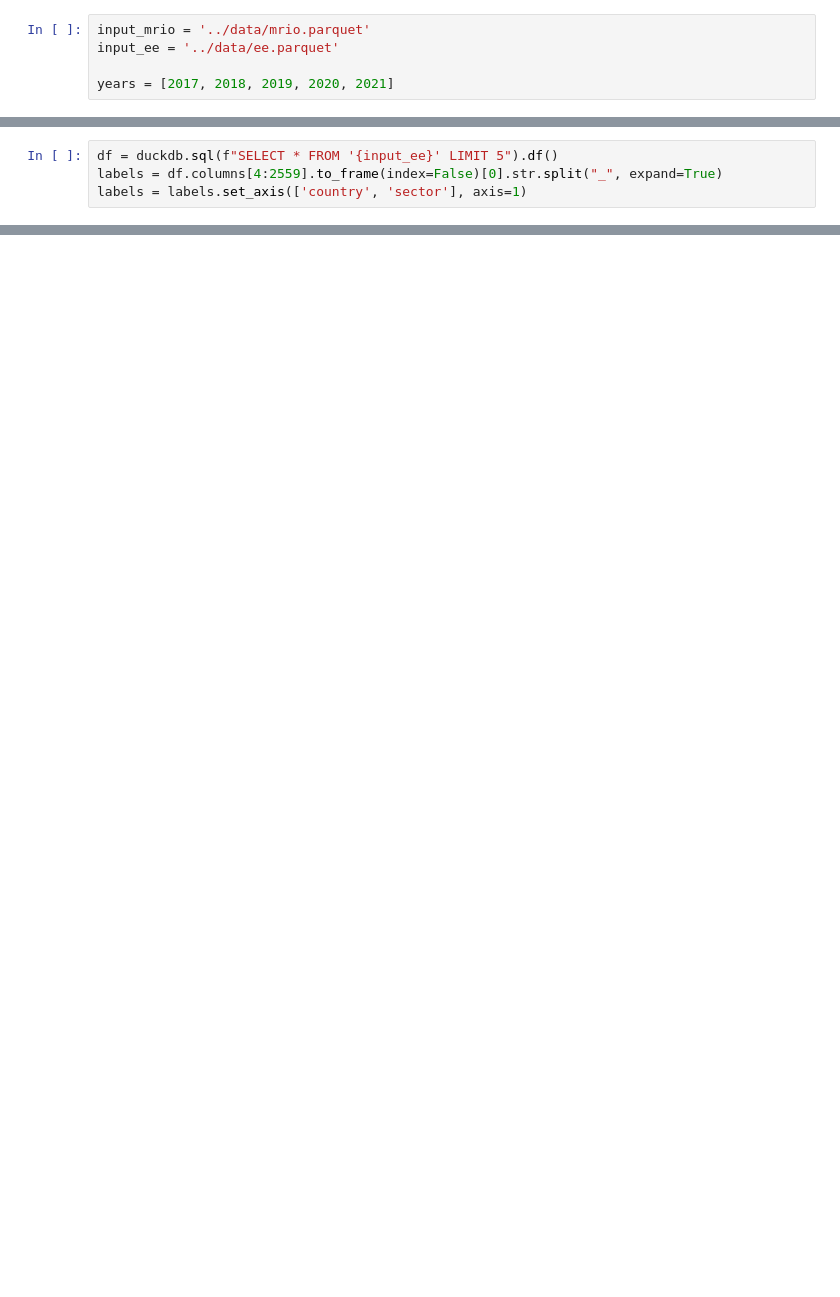
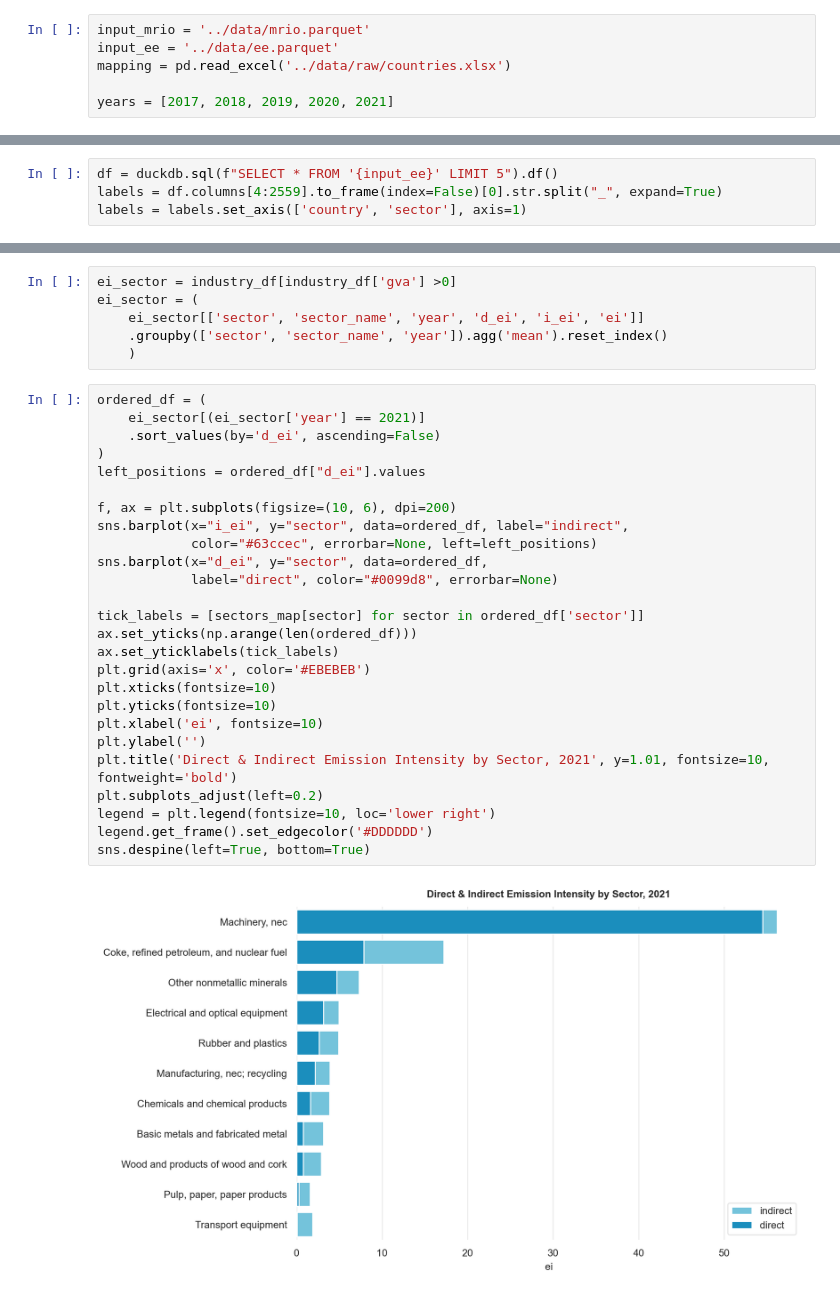
Before and after one commit to janinepdevera/eemrio, a Jupyter notebook: codes/industry.ipynb, the cells around one changed output, grey strips where cells are left out. Drawn from its saved outputs; the diff is of its cells as text; blank space fills up the shorter version.

```diff
--- a/codes/industry.ipynb
+++ b/codes/industry.ipynb
@@ -8,6 +10,7 @@ from src import mrio
 # %%
 input_mrio = '../data/mrio.parquet'
 input_ee = '../data/ee.parquet'
+mapping = pd.read_excel('../data/raw/countries.xlsx')
 
 years = [2017, 2018, 2019, 2020, 2021]
 # %% [markdown]
@@ -117,0 +237,34 @@ sns.despine(left=True, bottom=True)
+# %%
+ei_sector = industry_df[industry_df['gva'] >0]
+ei_sector = (
+    ei_sector[['sector', 'sector_name', 'year', 'd_ei', 'i_ei', 'ei']]
+    .groupby(['sector', 'sector_name', 'year']).agg('mean').reset_index()
+    )
+# %%
+ordered_df = (
+    ei_sector[(ei_sector['year'] == 2021)]
+    .sort_values(by='d_ei', ascending=False)
+)
+left_positions = ordered_df["d_ei"].values
+
+f, ax = plt.subplots(figsize=(10, 6), dpi=200)
+sns.barplot(x="i_ei", y="sector", data=ordered_df, label="indirect",
+            color="#63ccec", errorbar=None, left=left_positions)
+sns.barplot(x="d_ei", y="sector", data=ordered_df,
+            label="direct", color="#0099d8", errorbar=None)
+
+tick_labels = [sectors_map[sector] for sector in ordered_df['sector']]
+ax.set_yticks(np.arange(len(ordered_df)))
+ax.set_yticklabels(tick_labels)
+plt.grid(axis='x', color='#EBEBEB')
+plt.xticks(fontsize=10)
+plt.yticks(fontsize=10)
+plt.xlabel('ei', fontsize=10)
+plt.ylabel('')
+plt.title('Direct & Indirect Emission Intensity by Sector, 2021', y=1.01, fontsize=10, fontweight='bold')
+plt.subplots_adjust(left=0.2)
+legend = plt.legend(fontsize=10, loc='lower right')
+legend.get_frame().set_edgecolor('#DDDDDD')
+sns.despine(left=True, bottom=True)
+# %% [output]
+[figure, added]
```
Also changed, not shown: parts of 34 cells of this notebook.
